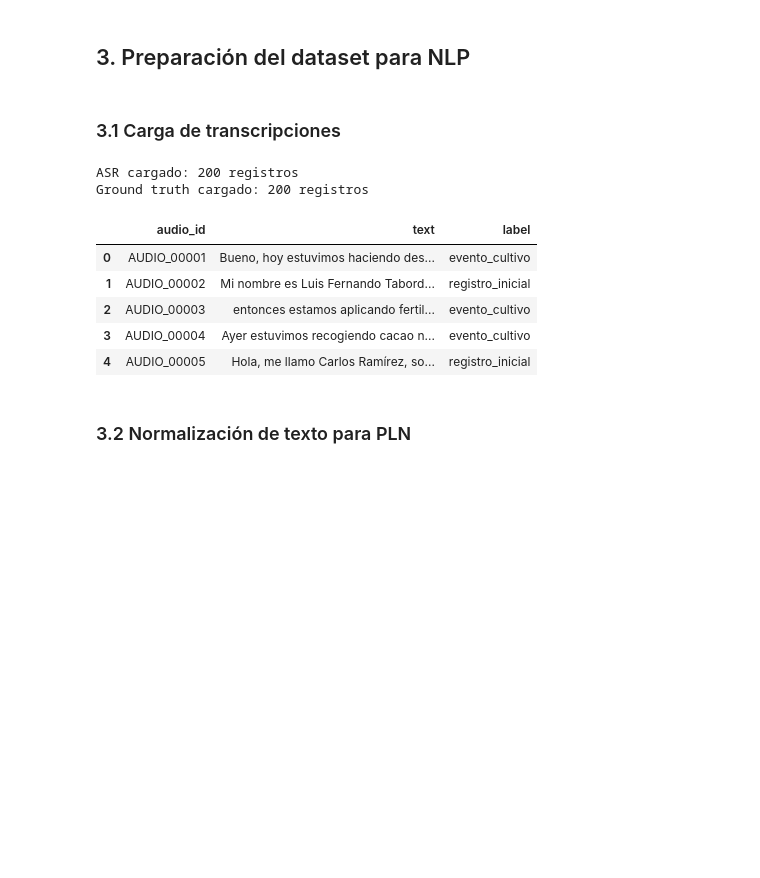
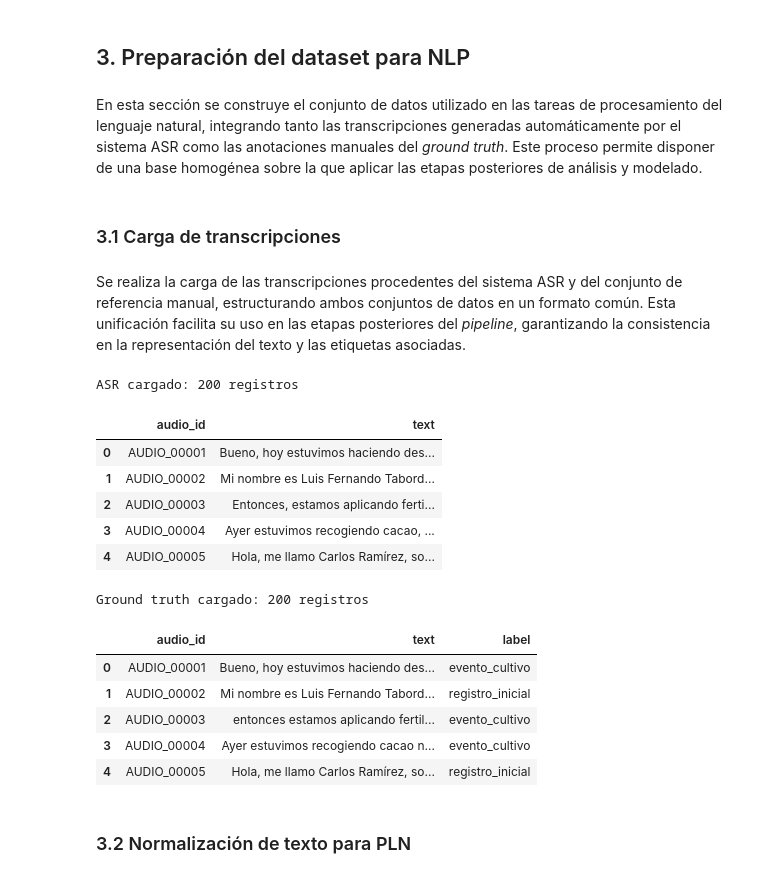
Before and after one commit to JMPinillos/agri-voice-ai, a Jupyter notebook: notebooks/03_nlp_modeling/nlp_modeling.ipynb, the cells around one changed output. Saved outputs shown, nothing was run; the diff lists cells and outputs as text; code cells hidden in the pictures; blank space fills up the shorter version.

```diff
--- a/notebooks/03_nlp_modeling/nlp_modeling.ipynb
+++ b/notebooks/03_nlp_modeling/nlp_modeling.ipynb
@@ -243,8 +244,12 @@ Modelo clasificación: /Volumes/EXTENSION/GitHub/TFM/data/models/classification_
 Modelo NER: /Volumes/EXTENSION/GitHub/TFM/data/models/ner_model
 # %% [markdown]
 ## 3. Preparación del dataset para NLP
+# %% [markdown]
+En esta sección se construye el conjunto de datos utilizado en las tareas de procesamiento del lenguaje natural, integrando tanto las transcripciones generadas automáticamente por el sistema ASR como las anotaciones manuales del *ground truth*. Este proceso permite disponer de una base homogénea sobre la que aplicar las etapas posteriores de análisis y modelado.
 # %% [markdown]
 ### 3.1 Carga de transcripciones
+# %% [markdown]
+Se realiza la carga de las transcripciones procedentes del sistema ASR y del conjunto de referencia manual, estructurando ambos conjuntos de datos en un formato común. Esta unificación facilita su uso en las etapas posteriores del *pipeline*, garantizando la consistencia en la representación del texto y las etiquetas asociadas.
 # %%
 # -------- ASR --------
 
@@ -266,42 +271,48 @@ for path in json_paths:
     except Exception as e:
         dataset_asr.append({
             "audio_id": path.stem,
             "text": None,
             "error": str(e)
         })
 
 # Conversión a DataFrame
 df_asr = pd.DataFrame(dataset_asr)
 
 print(f"ASR cargado: {len(df_asr)} registros")
-df_asr.head()
+display(df_asr.head())
 
 
 # -------- GROUND TRUTH --------
 
 # Carga de anotaciones manuales
 gt_path = ground_truth_dir / "ground_truth.csv"
 
 df_gt = pd.read_csv(gt_path)
 
 print(f"Ground truth cargado: {len(df_gt)} registros")
 
 # Estandarización de columnas para NLP
 df_gt = df_gt.rename(columns={
     "transcripcion": "text",
     "clase": "label"
 })
 
-df_gt.head()
+display(df_gt.head())
 # %% [output]
 ASR cargado: 200 registros
-Ground truth cargado: 200 registros
-|  | audio_id | text | label |
-| 0 | AUDIO_00001 | Bueno, hoy estuvimos haciendo des... | evento_cultivo |
-| 1 | AUDIO_00002 | Mi nombre es Luis Fernando Tabord... | registro_inicial |
-| 2 | AUDIO_00003 | entonces estamos aplicando fertil... | evento_cultivo |
-| 3 | AUDIO_00004 | Ayer estuvimos recogiendo cacao n... | evento_cultivo |
-| 4 | AUDIO_00005 | Hola, me llamo Carlos Ramírez, so... | registro_inicial |
+|  | audio_id | text |
+| 0 | AUDIO_00001 | Bueno, hoy estuvimos haciendo des... |
+| 1 | AUDIO_00002 | Mi nombre es Luis Fernando Tabord... |
+| 2 | AUDIO_00003 | Entonces, estamos aplicando ferti... |
+| 3 | AUDIO_00004 | Ayer estuvimos recogiendo cacao, ... |
+| 4 | AUDIO_00005 | Hola, me llamo Carlos Ramírez, so... |
+Ground truth cargado: 200 registros
+|  | audio_id | text | label |
+| 0 | AUDIO_00001 | Bueno, hoy estuvimos haciendo des... | evento_cultivo |
+| 1 | AUDIO_00002 | Mi nombre es Luis Fernando Tabord... | registro_inicial |
+| 2 | AUDIO_00003 | entonces estamos aplicando fertil... | evento_cultivo |
+| 3 | AUDIO_00004 | Ayer estuvimos recogiendo cacao n... | evento_cultivo |
+| 4 | AUDIO_00005 | Hola, me llamo Carlos Ramírez, so... | registro_inicial |
 # %% [markdown]
 ### 3.2 Normalización de texto para PLN
 # %% [markdown]
```
Also changed, not shown: parts of 39 cells of this notebook, 1 other file.
